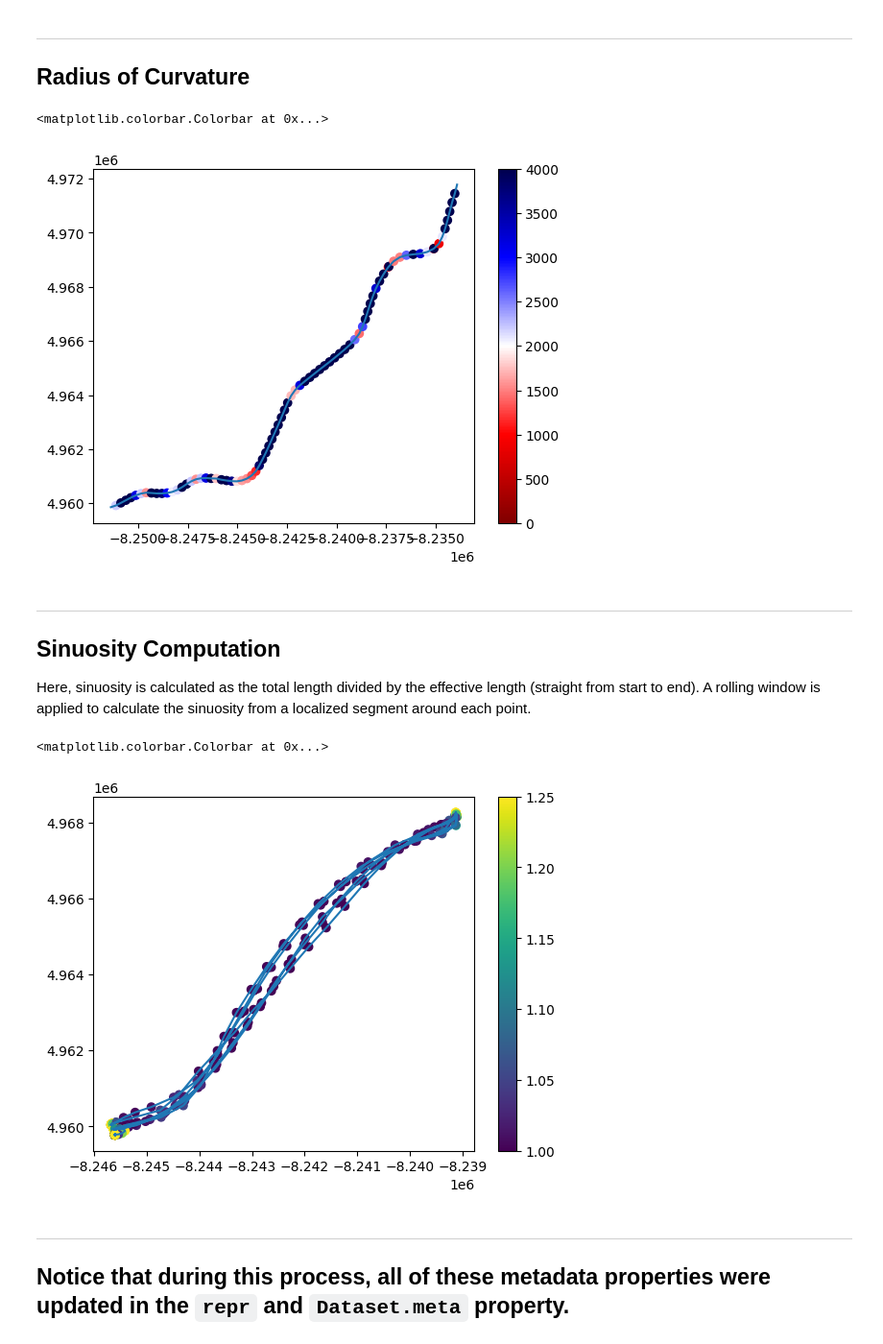
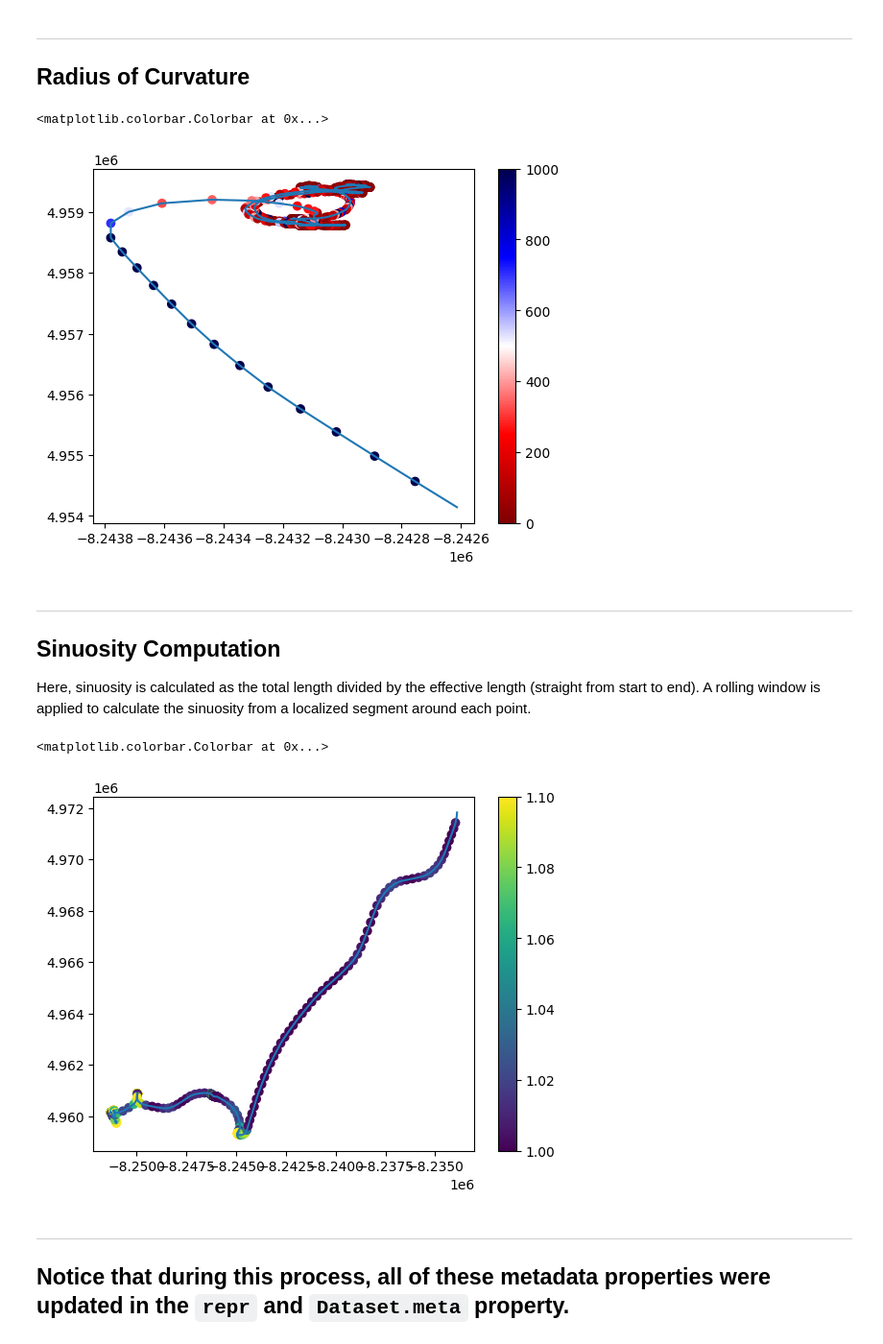
Before and after one commit to derekeden/trackio, a Jupyter notebook: notebooks/09 - Computing Derived Dynamic Data (Feature Engineering).ipynb, the cells around one changed output. Shown at 96% size. Cells and saved outputs as stored; diff of their text form; code cells hidden in the pictures.

```diff
--- a/notebooks/09 - Computing Derived Dynamic Data (Feature Engineering).ipynb
+++ b/notebooks/09 - Computing Derived Dynamic Data (Feature Engineering).ipynb
@@ -171,7 +171,7 @@ ___
 ## Radius of Curvature
 # %%
 #define a track id
-track_id = ds.tracks.index[11]
+track_id = ds.tracks.index[5]
 
 #compute radius of curvature
 ds = ds.compute_radius_of_curvature(tracks=[track_id])
@@ -182,11 +182,11 @@ computed = ds.get_track(track_id)
 #plot
 fig, ax = plt.subplots()
 ax.plot(computed['X'], computed['Y'])
-m = ax.scatter(computed['X'], computed['Y'], c=computed['Radius of Curvature'], vmin=0, vmax=4000, cmap='seismic_r')
+m = ax.scatter(computed['X'], computed['Y'], c=computed['Radius of Curvature'], vmin=0, vmax=1000, cmap='seismic_r')
 fig.colorbar(m)
 # %% [output]
 <matplotlib.colorbar.Colorbar at 0x...>
-[figure, old version]
+[figure, new version]
 # %% [markdown]
 ___
 ## Sinuosity Computation
@@ -194,22 +194,22 @@ ___
 Here, sinuosity is calculated as the total length divided by the effective length (straight from start to end). A rolling window is applied to calculate the sinuosity from a localized segment around each point.
 # %%
 #define a track id
-track_id = ds.tracks.index[48]
+track_id = ds.tracks.index[8]
 
 #compute radius of curvature
 ds = ds.compute_sinuosity(tracks=[track_id], window=5)
 # %%
 #get computed track
 computed = ds.get_track(track_id)
 
 #plot
 fig, ax = plt.subplots()
 ax.plot(computed['X'], computed['Y'])
-m = ax.scatter(computed['X'], computed['Y'], c=computed['Sinuosity'], vmin=1, vmax=1.25)
+m = ax.scatter(computed['X'], computed['Y'], c=computed['Sinuosity'], vmin=1, vmax=1.1)
 fig.colorbar(m)
 # %% [output]
 <matplotlib.colorbar.Colorbar at 0x...>
-[figure, old version]
+[figure, new version]
 # %% [markdown]
 ___
 ## Notice that during this process, all of these metadata properties were updated in the `repr` and `Dataset.meta` property.
```
Also changed, not shown: parts of 6 cells of this notebook, 17 other files.
